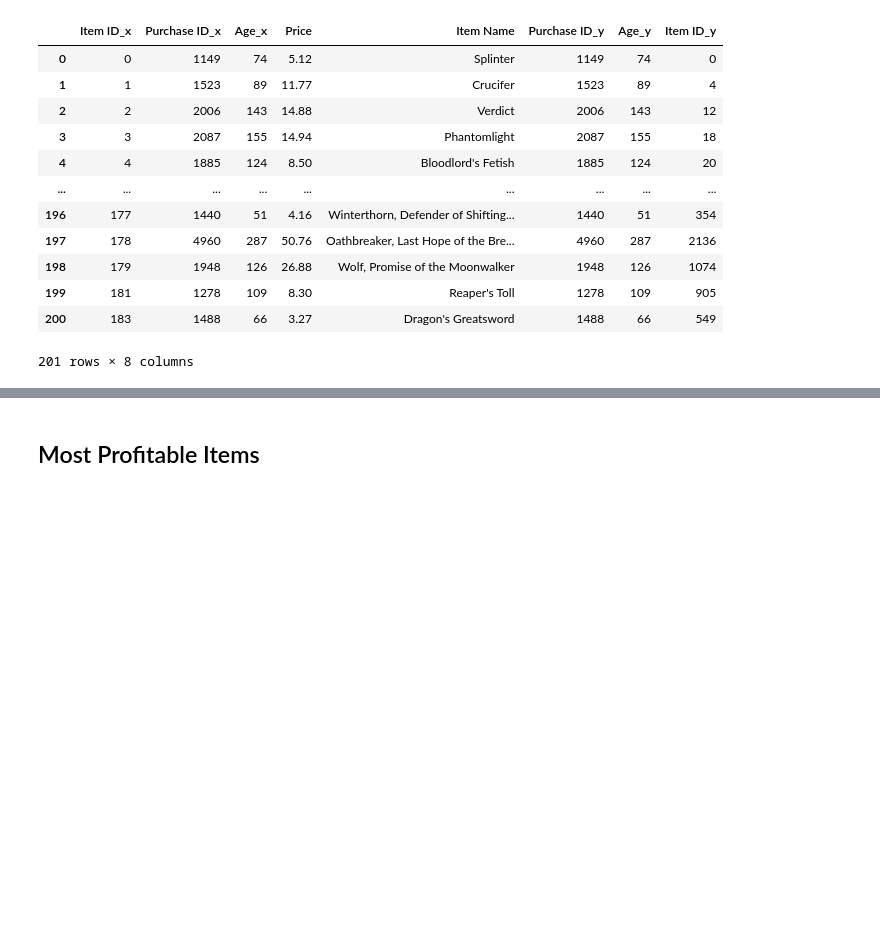
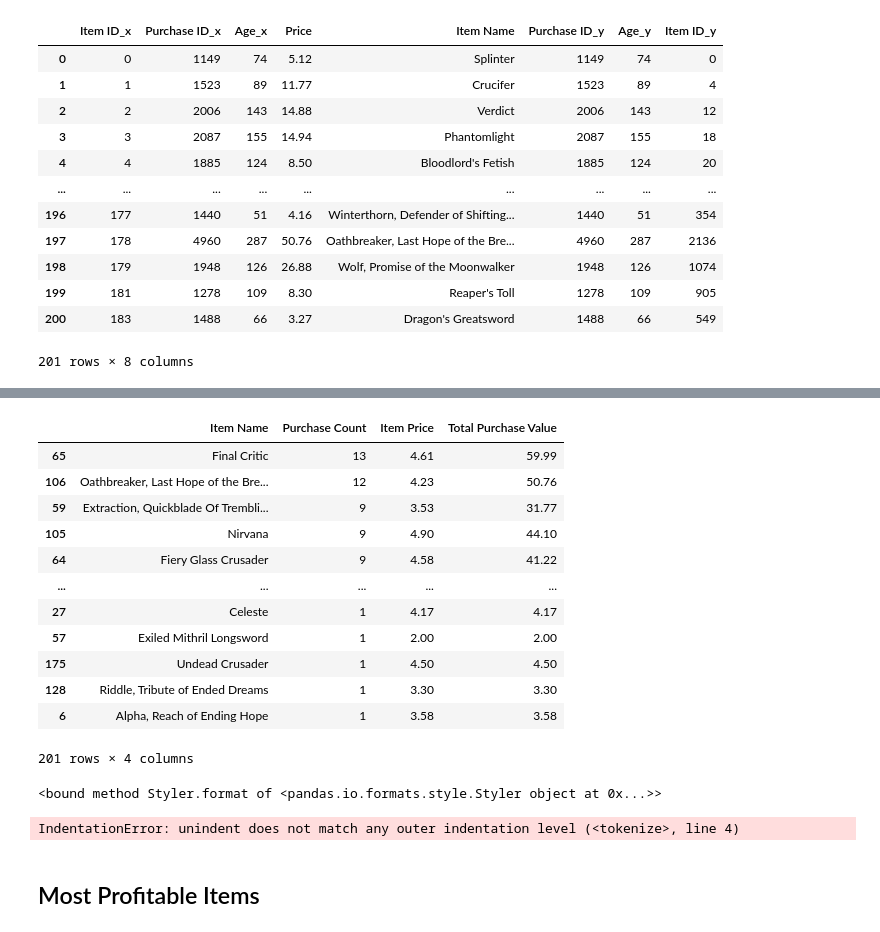
Before and after one commit to emersonmolett/Pandas-challenge, a Jupyter notebook: 04-Pandas/Instructions/HeroesOfPymoli/HeroesOfPymoli_starter.ipynb, the cells around one changed output, grey strips where cells are left out. Drawn from its saved outputs; the diff is of its cells as text; code cells hidden in the pictures; blank space fills up the shorter version.

```diff
--- a/04-Pandas/Instructions/HeroesOfPymoli/HeroesOfPymoli_starter.ipynb
+++ b/04-Pandas/Instructions/HeroesOfPymoli/HeroesOfPymoli_starter.ipynb
@@ -852,3 +921,36 @@ NameError: name 'count' is not defined
+# %%
+#working on updating cols
+total_popular_item = updated_col_names.sort_values("Purchase Count",ascending=False)
+total_popular_item
+# %% [output]
+|  | Item Name | Purchase Count | Item Price | Total Purchase Value |
+| 65 | Final Critic | 13 | 4.61 | 59.99 |
+| 106 | Oathbreaker, Last Hope of the Bre... | 12 | 4.23 | 50.76 |
+| 59 | Extraction, Quickblade Of Trembli... | 9 | 3.53 | 31.77 |
+| 105 | Nirvana | 9 | 4.90 | 44.10 |
+| 64 | Fiery Glass Crusader | 9 | 4.58 | 41.22 |
+| ... | ... | ... | ... | ... |
+| 27 | Celeste | 1 | 4.17 | 4.17 |
+| 57 | Exiled Mithril Longsword | 1 | 2.00 | 2.00 |
+| 175 | Undead Crusader | 1 | 4.50 | 4.50 |
+| 128 | Riddle, Tribute of Ended Dreams | 1 | 3.30 | 3.30 |
+| 6 | Alpha, Reach of Ending Hope | 1 | 3.58 | 3.58 |
+201 rows × 4 columns
+# %%
+total_popular_item.style.format({"Item Price": "S(:.2f)", "Total Purchase Value": "S(:.2f)"})
+total_popular_item.style.format
+# %% [output]
+<bound method Styler.format of <pandas.io.formats.style.Styler object at 0x...>>
+# %%
+# total_popular_item_df = pd.DataFrame({"Item ID": [item_id],
+                                       "Item Name": [item_name],
+                                        "Purchase Count": [item_id_counts],
+                                      "Item Price": [item_price],
+                                      "Total Purchase Value": [item_id_sum]})
+
+# total_populart_item_df
+# %% [output]
+IndentationError: unindent does not match any outer indentation level (<tokenize>, line 4)
 # %% [markdown]
 ## Most Profitable Items
 # %% [markdown]
```
Also changed, not shown: parts of 9 cells of this notebook.
